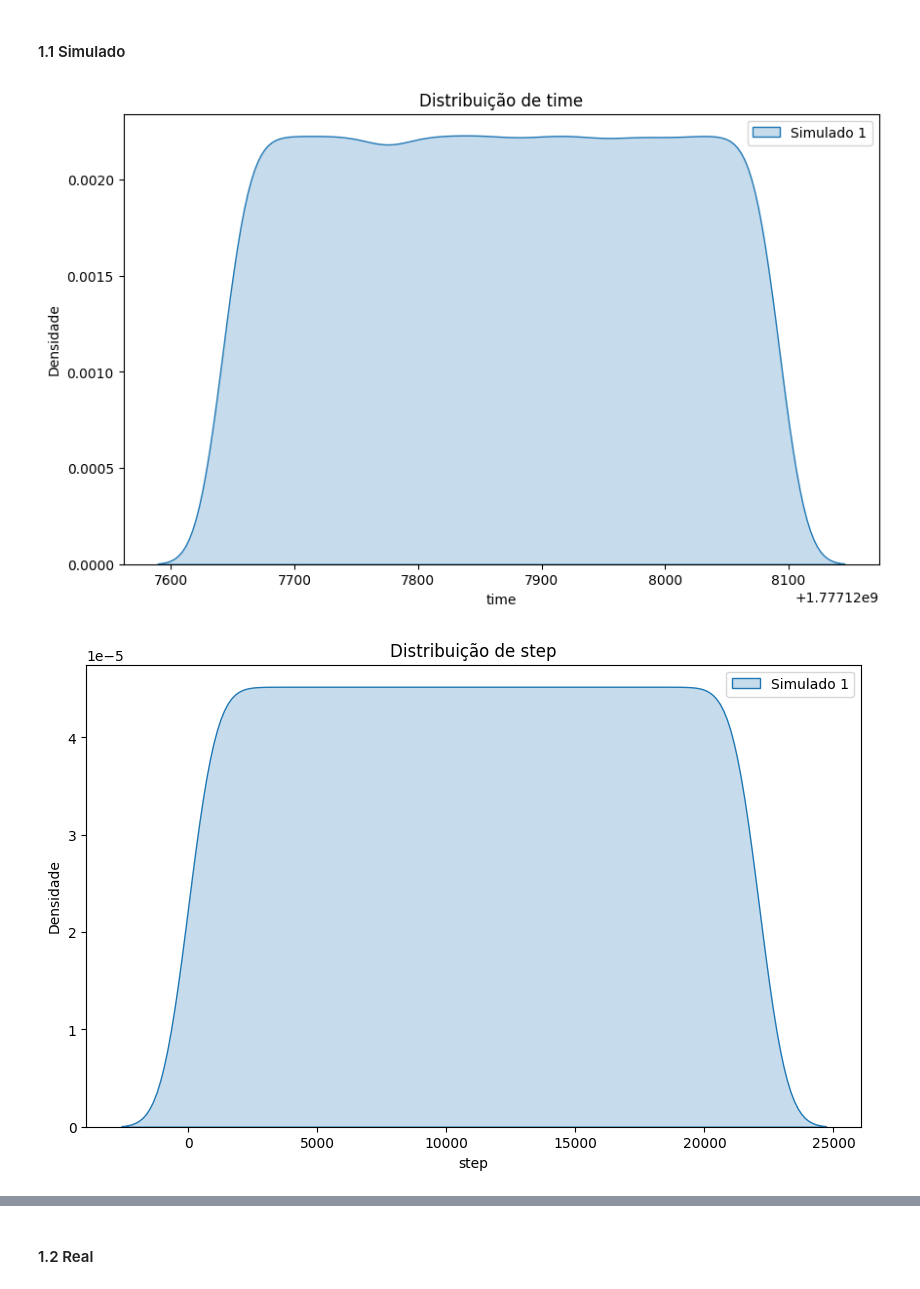
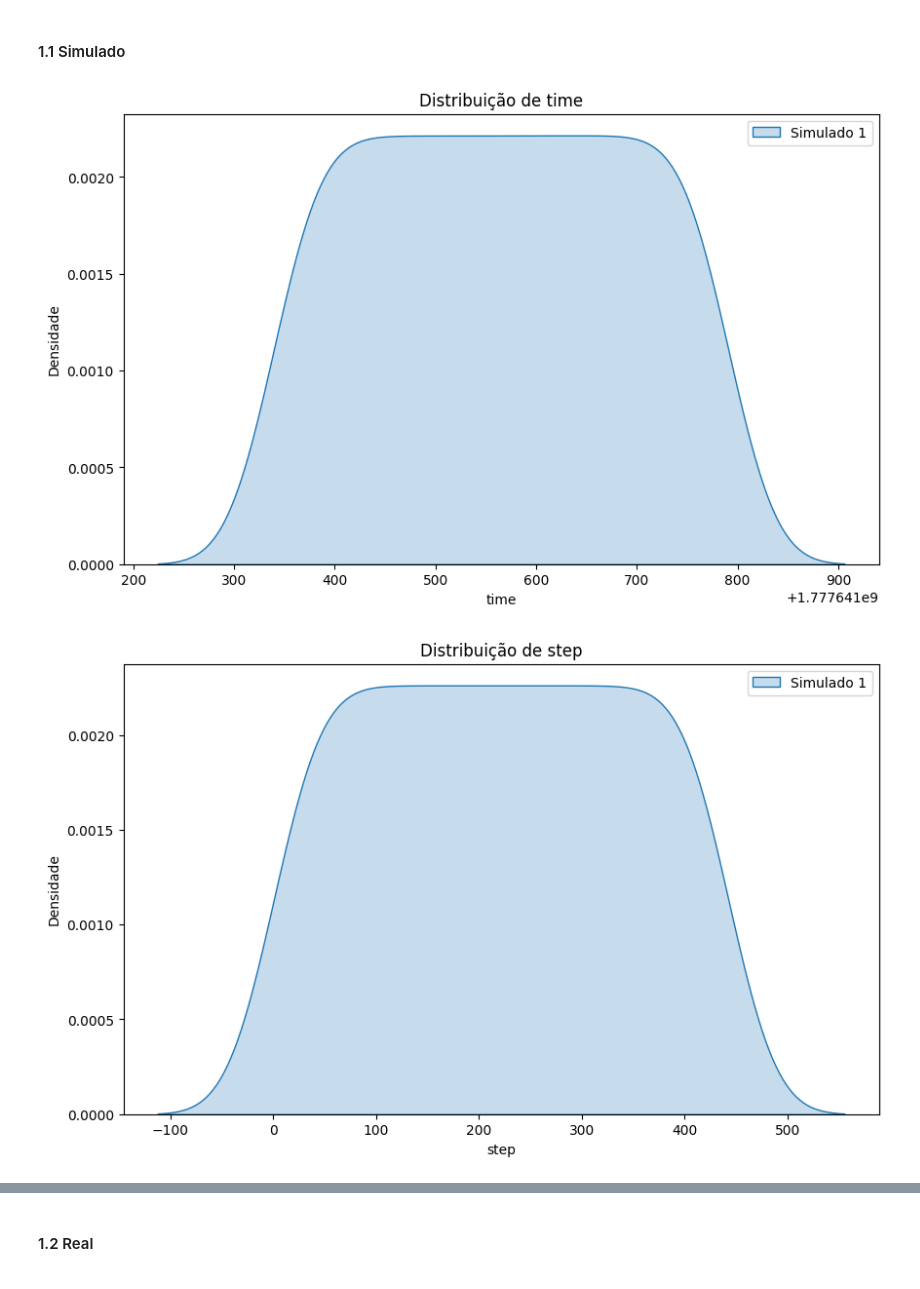
Before and after one commit to INXE-Lainf-Labs/beamng, a Jupyter notebook: validacao/validacao_simulador.ipynb, the cells around one changed output, grey strips where cells are left out. Cells and saved outputs as stored; diff of their text form; code cells hidden in the pictures.

```diff
--- a/validacao/validacao_simulador.ipynb
+++ b/validacao/validacao_simulador.ipynb
@@ -16,40 +16,40 @@ import ast
 
 simulados = []
 
-for dir in listdir('circuito4/simulado'):
-    simulados.append(pd.read_csv(f'circuito4/simulado/{dir}', sep=';'))
+for dir in listdir('circuito4/simulado_taxa_coleta_correta'):
+    simulados.append(pd.read_csv(f'circuito4/simulado_taxa_coleta_correta/{dir}', sep=';'))
 
 colluns = simulados[0].columns
 
 # Convertendo a coluna de velocidade para km/h
 for simulado in simulados:
     simulado['vel'] = simulado['vel'].apply(
         lambda x: np.sqrt(sum(i**2 for i in ast.literal_eval(x))) * 3.6
     )
 
     # diferença entre pontos consecutivos
     dx = simulado["posX"].diff()
     dy = simulado["posY"].diff()
     dz = simulado["posZ"].diff()
 
     # distância entre cada passo (em metros, provavelmente)
     simulado["dist_step"] = np.sqrt(dx**2 + dy**2 + dz**2)
 
     # acumulado
     simulado["dist_acumulada_m"] = simulado["dist_step"].cumsum()
 
     # converter pra km
     simulado["dist_acumulada_km"] = simulado["dist_acumulada_m"] / 1000
 
 for collun in colluns:
     plt.figure(figsize=(10, 6))
     for i, simulado in enumerate(simulados):
         sns.kdeplot(simulado[collun], label=f'Simulado {i+1}', fill=True)
     plt.title(f'Distribuição de {collun}')
     plt.xlabel(collun)
     plt.ylabel('Densidade')
     plt.legend()
     plt.show()
 # %% [output]
-[figure, old version]
+[figure, new version]
-[figure, old version]
+[figure, new version]
```
Also changed, not shown: parts of 8 cells of this notebook, 1 other file.
